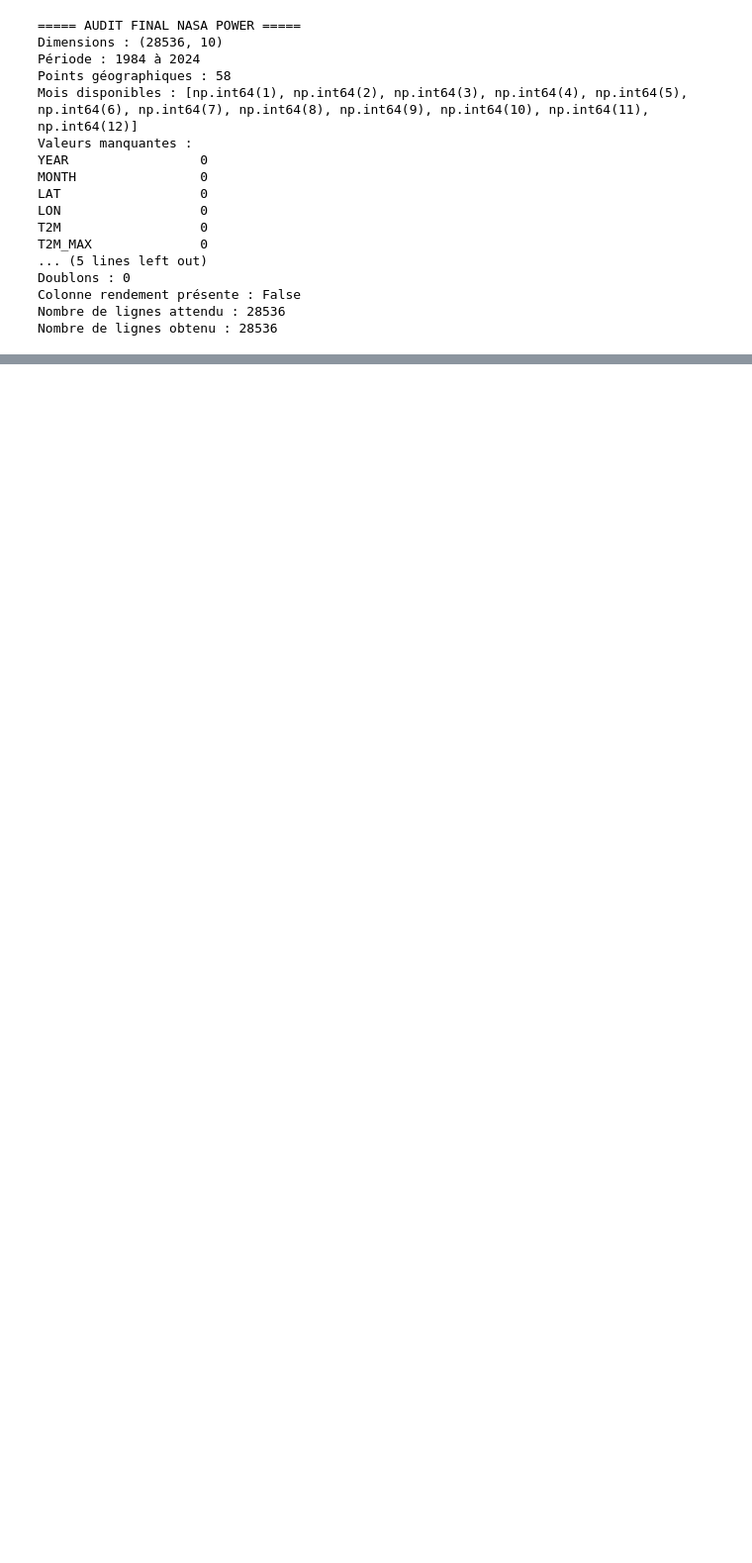
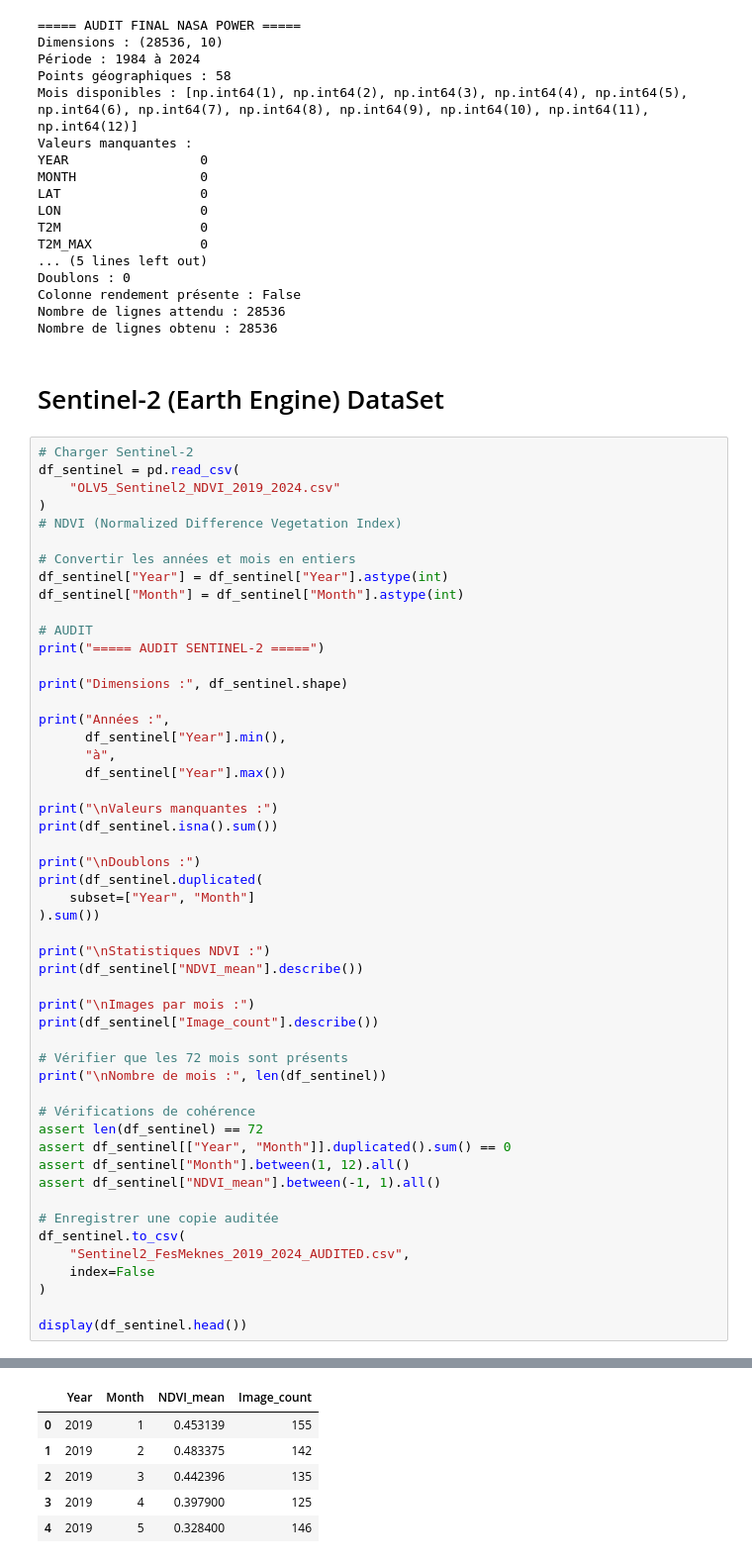
Before and after one commit to aminebella/DeepLearningProject_OliveSmart_Prevision_Rendement_Oliveraies, a Jupyter notebook: Project_OLV5_Prevision_Rendement.ipynb, the cells around one changed output, grey strips where cells are left out. Shown at 99% size. Drawn from its saved outputs; the diff is of its cells as text; blank space fills up the shorter version.

```diff
--- a/Project_OLV5_Prevision_Rendement.ipynb
+++ b/Project_OLV5_Prevision_Rendement.ipynb
@@ -654,3 +654,57 @@ Doublons : 0
 Colonne rendement présente : False
 Nombre de lignes attendu : 28536
 Nombre de lignes obtenu : 28536
+# %% [markdown]
+# Sentinel-2 (Earth Engine) DataSet
+# %%
+# Charger Sentinel-2
+df_sentinel = pd.read_csv(
+    "OLV5_Sentinel2_NDVI_2019_2024.csv"
+)
+# NDVI (Normalized Difference Vegetation Index)
+
+# Convertir les années et mois en entiers
+df_sentinel["Year"] = df_sentinel["Year"].astype(int)
+df_sentinel["Month"] = df_sentinel["Month"].astype(int)
+
+# AUDIT
+print("===== AUDIT SENTINEL-2 =====")
+
+print("Dimensions :", df_sentinel.shape)
+
+print("Années :",
+      df_sentinel["Year"].min(),
+      "à",
+      df_sentinel["Year"].max())
+
+print("\nValeurs manquantes :")
+print(df_sentinel.isna().sum())
+
+print("\nDoublons :")
+print(df_sentinel.duplicated(
+    subset=["Year", "Month"]
+).sum())
+
+print("\nStatistiques NDVI :")
+print(df_sentinel["NDVI_mean"].describe())
+
+print("\nImages par mois :")
+print(df_sentinel["Image_count"].describe())
+
+# Vérifier que les 72 mois sont présents
+print("\nNombre de mois :", len(df_sentinel))
+
+# Vérifications de cohérence
+assert len(df_sentinel) == 72
+assert df_sentinel[["Year", "Month"]].duplicated().sum() == 0
+assert df_sentinel["Month"].between(1, 12).all()
+assert df_sentinel["NDVI_mean"].between(-1, 1).all()
+
+# Enregistrer une copie auditée
+df_sentinel.to_csv(
+    "Sentinel2_FesMeknes_2019_2024_AUDITED.csv",
+    index=False
+)
+
+display(df_sentinel.head())
+# %% [output]
@@ -656,0 +728,6 @@ Nombre de lignes obtenu : 28536
+|  | Year | Month | NDVI_mean | Image_count |
+| 0 | 2019 | 1 | 0.453139 | 155 |
+| 1 | 2019 | 2 | 0.483375 | 142 |
+| 2 | 2019 | 3 | 0.442396 | 135 |
+| 3 | 2019 | 4 | 0.397900 | 125 |
+| 4 | 2019 | 5 | 0.328400 | 146 |
```
Also changed, not shown: parts of 3 cells of this notebook, 3 other files.
